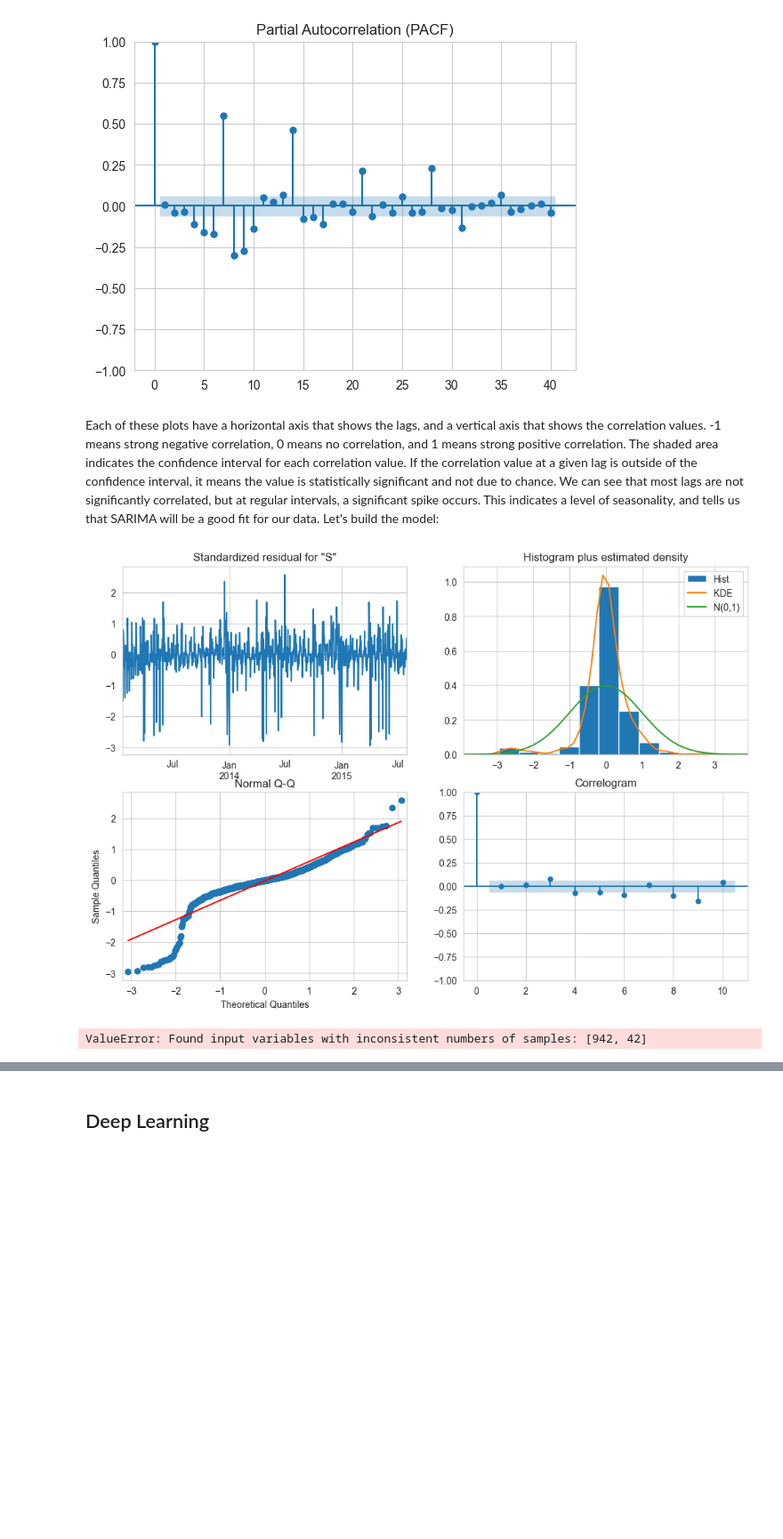
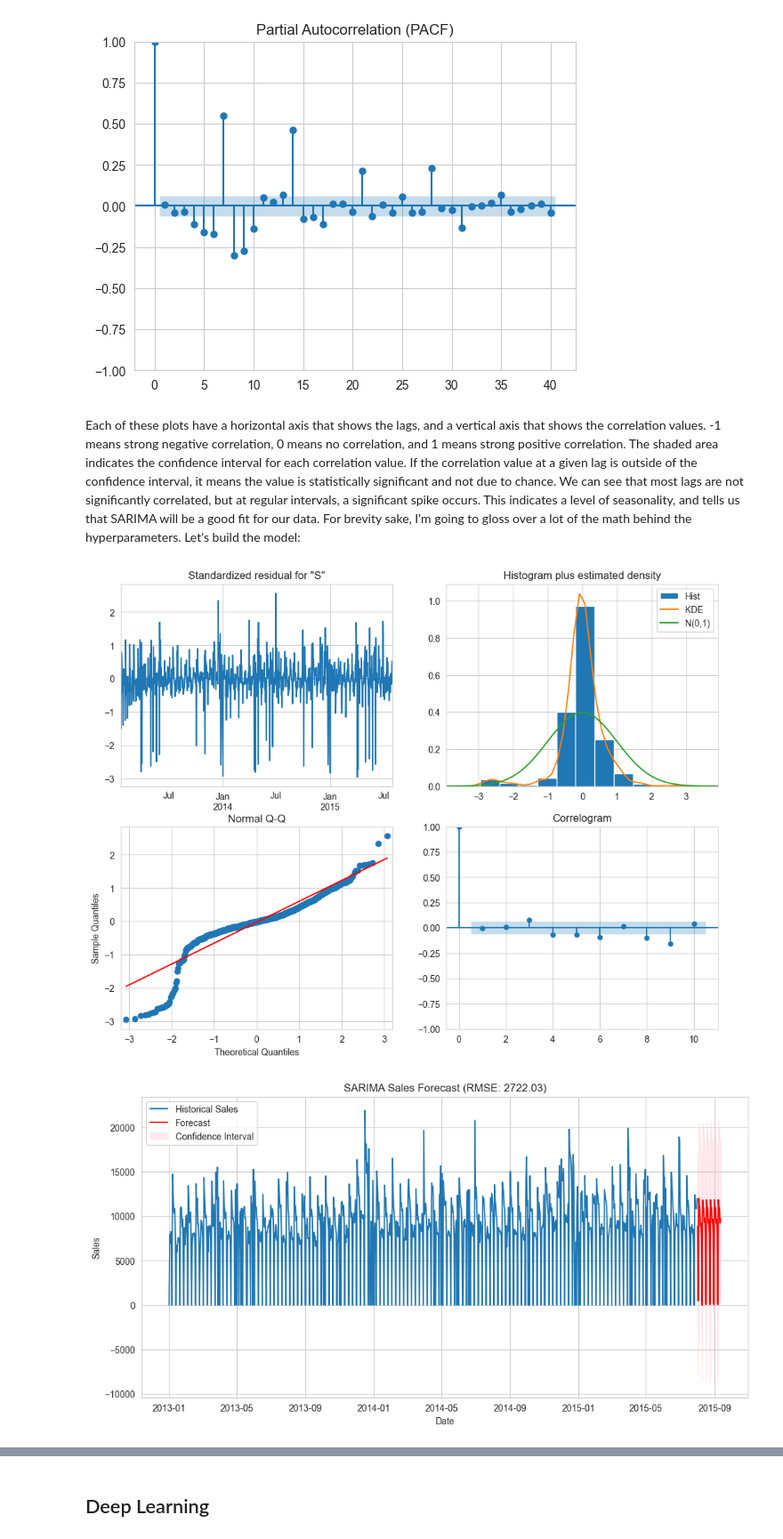
Before and after one commit to austindbirch/data_science_portfolio, a Jupyter notebook: 2: Sales and Revenue Optimization/Sales Forecasting/sales_forecasting.ipynb, the cells around one changed output, grey strips where cells are left out. Shown at 89% size. Cells and saved outputs as stored; diff of their text form; code cells hidden in the pictures; blank space fills up the shorter version.

```diff
--- a/2: Sales and Revenue Optimization/Sales Forecasting/sales_forecasting.ipynb
+++ b/2: Sales and Revenue Optimization/Sales Forecasting/sales_forecasting.ipynb
@@ -560,42 +560,50 @@ plt.show()
 [figure]
 [figure]
 # %% [markdown]
-Each of these plots have a horizontal axis that shows the lags, and a vertical axis that shows the correlation values. -1 means strong negative correlation, 0 means no correlation, and 1 means strong positive correlation. The shaded area indicates the confidence interval for each correlation value. If the correlation value at a given lag is outside of the confidence interval, it means the value is statistically significant and not due to chance. We can see that most lags are not significantly correlated, but at regular intervals, a significant spike occurs. This indicates a level of seasonality, and tells us that SARIMA will be a good fit for our data. Let's build the model:
+Each of these plots have a horizontal axis that shows the lags, and a vertical axis that shows the correlation values. -1 means strong negative correlation, 0 means no correlation, and 1 means strong positive correlation. The shaded area indicates the confidence interval for each correlation value. If the correlation value at a given lag is outside of the confidence interval, it means the value is statistically significant and not due to chance. We can see that most lags are not significantly correlated, but at regular intervals, a significant spike occurs. This indicates a level of seasonality, and tells us that SARIMA will be a good fit for our data. For brevity sake, I'm going to gloss over a lot of the math behind the hyperparameters. Let's build the model:
 # %%
+# define hyperparameters
 p, d, q = 2, 1, 2
 P, D, Q, s = 1, 1, 1, 7  # assuming weekly seasonality
 
 sarima_model = SARIMAX(time_series,
                        order=(p, d, q),
                        seasonal_order=(P, D, Q, s),
                        enforce_stationarity=False,
                        enforce_invertibility=False)
 
-results = sarima_model.fit(disp=False)
+# fit model
+fitted_sarima = sarima_model.fit(disp=False)
 
-results.summary()
-results.plot_diagnostics(figsize=(12, 8))
+# get y_pred values and RMSE
+sarima_y_pred = fitted_sarima.predict()
+sarima_rmse = root_mean_squared_error(time_series, sarima_y_pred)
+
+# plot model summary and diagnostics
+fitted_sarima.summary()
+fitted_sarima.plot_diagnostics(figsize=(12, 9))
 plt.show()
 
+# forecast 6 weeks of future sales
 forecast_steps = 42
-forecast = results.get_forecast(steps=forecast_steps)
+forecast = fitted_sarima.get_forecast(steps=forecast_steps)
 forecast_index = pd.date_range(time_series.index[-1] + pd.Timedelta(days=1), periods=forecast_steps)
 forecast_values = forecast.predicted_mean
 confidence_intervals = forecast.conf_int()
-sarima_rmse = root_mean_squared_error(time_series, forecast_values)
 
+# plot forecast
 plt.figure(figsize=(12, 6))
 plt.plot(time_series, label='Historical Sales')
 plt.plot(forecast_index, forecast_values, label='Forecast', color='red')
 plt.fill_between(forecast_index,
                  confidence_intervals.iloc[:, 0],
                  confidence_intervals.iloc[:, 1],
                  color='pink', alpha=0.3, label='Confidence Interval')
 plt.xlabel('Date')
 plt.ylabel('Sales')
 plt.title(f'SARIMA Sales Forecast (RMSE: {sarima_rmse:.2f})')
 plt.legend()
 plt.show()
 # %% [output]
-[figure, old version]
+[figure, new version]
-ValueError: Found input variables with inconsistent numbers of samples: [942, 42]
+[figure, added]
```
Also changed, not shown: parts of 4 cells of this notebook.
